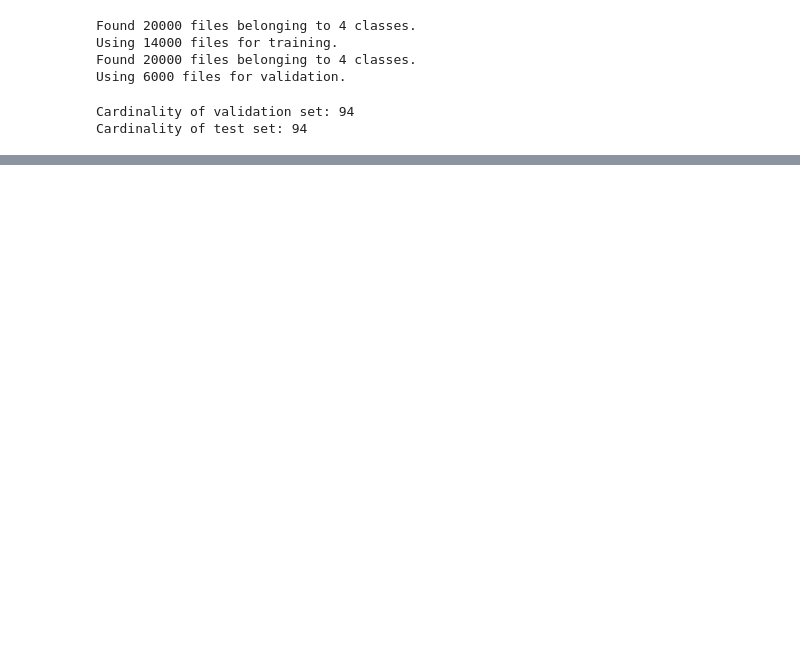
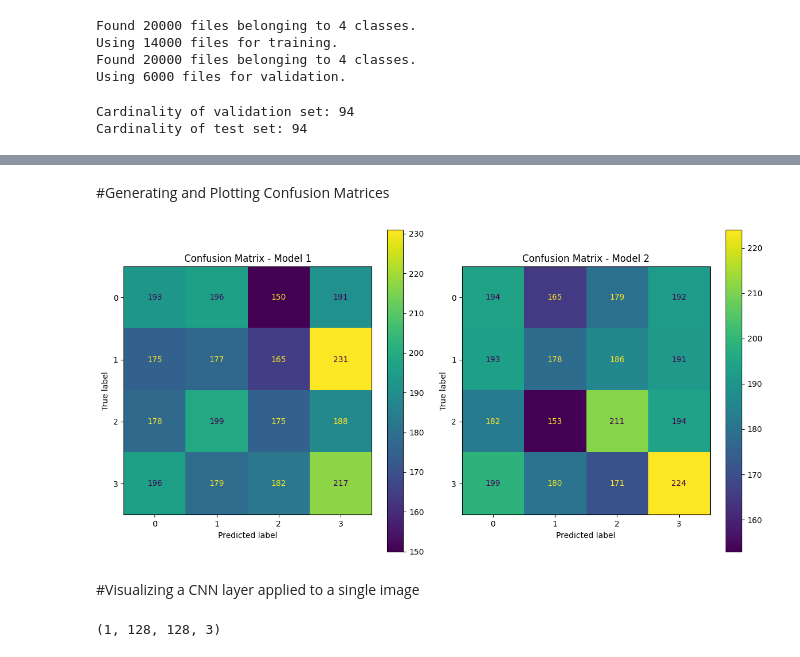
Before and after one commit to frankiscuwu/cs506-final-project, a Jupyter notebook: notebooks/ALL_classification_colab.ipynb, the cells around one changed output, grey strips where cells are left out. Saved outputs shown, nothing was run; the diff lists cells and outputs as text; code cells hidden in the pictures; blank space fills up the shorter version.

```diff
--- a/notebooks/ALL_classification_colab.ipynb
+++ b/notebooks/ALL_classification_colab.ipynb
@@ -142,0 +238,7 @@ plt.show()
+# %%
+# Model predictions
+predictions1 = model1.predict(test_ds)
+predicted_labels1 = np.argmax(predictions1, axis=1)
+
+predictions2 = model2.predict(test_ds)
+predicted_labels2 = np.argmax(predictions2, axis=1)
@@ -142,0 +248,37 @@ plt.show()
+# %% [markdown]
+#Generating and Plotting Confusion Matrices
+# %%
+true_labels = np.concatenate([y for x, y in test_ds], axis=0)
+# %%
+# Generate confusion matrices for model performance
+cm1 = confusion_matrix(true_labels, predicted_labels1)
+cm2 = confusion_matrix(true_labels, predicted_labels2)
+# %%
+# Plotting confusion matrices for each model
+fig, axes = plt.subplots(1, 2, figsize=(12, 6))
+
+disp1 = ConfusionMatrixDisplay(confusion_matrix=cm1, display_labels=[0, 1, 2, 3])
+disp1.plot(ax=axes[0])
+axes[0].set_title('Confusion Matrix - Model 1')
+
+disp2 = ConfusionMatrixDisplay(confusion_matrix=cm2, display_labels=[0, 1, 2, 3])
+disp2.plot(ax=axes[1])
+axes[1].set_title('Confusion Matrix - Model 2')
+
+plt.tight_layout()
+plt.show()
+# %% [output]
+[figure, added]
+# %% [markdown]
+#Visualizing a CNN layer applied to a single image
+# %%
+# Take one batch from the test dataset
+for images, labels in train_ds.take(1):
+    # Select the first image from the batch
+    sample_image = images[0]
+    # Expand dimensions to create a batch of size 1
+    sample_image = tf.expand_dims(sample_image, axis=0)
+
+print(sample_image.shape)
+# %% [output]
+(1, 128, 128, 3)
```
Also changed, not shown: parts of 18 cells of this notebook.
